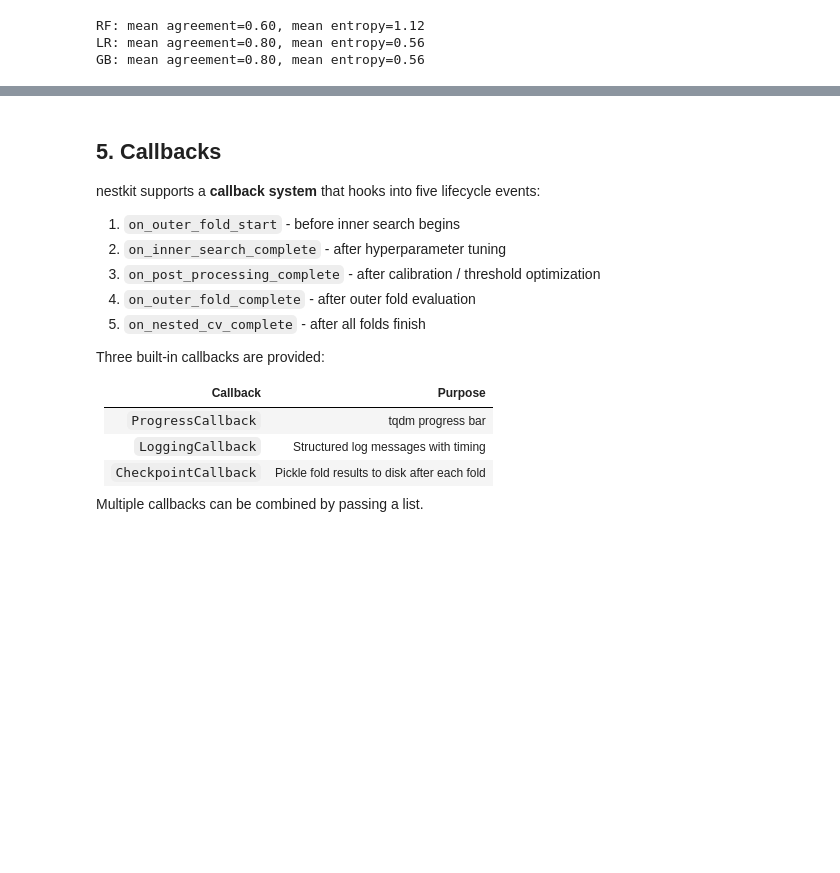
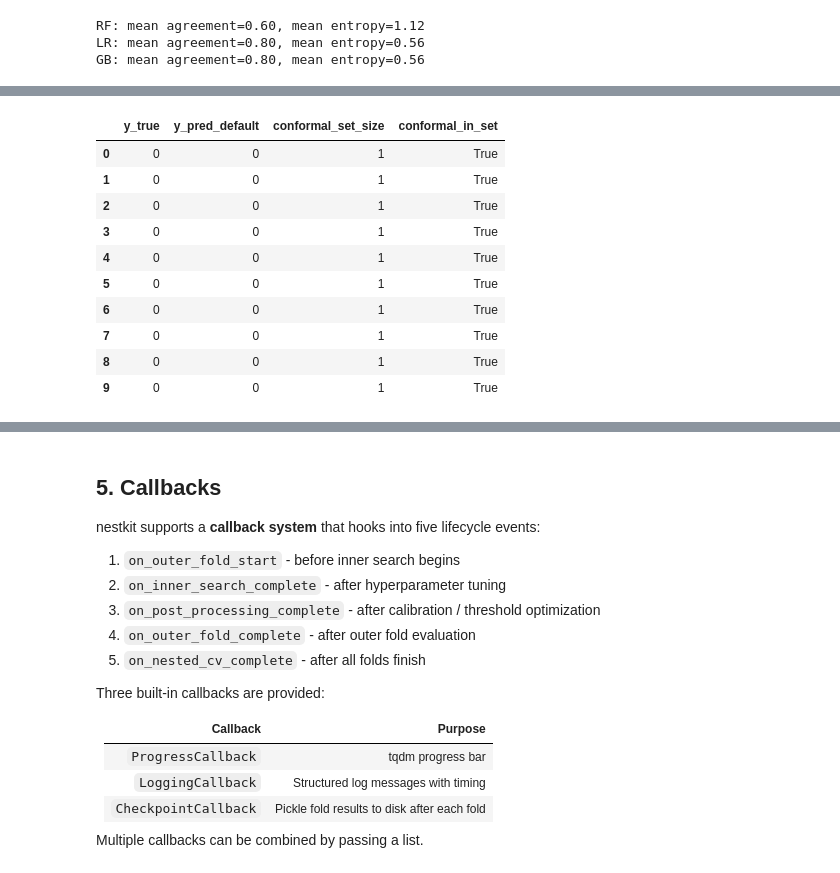
Before and after one commit to EttoreRocchi/nestkit, a Jupyter notebook: notebooks/02_advanced_workflows.ipynb, the cells around one changed output, grey strips where cells are left out. Saved outputs shown, nothing was run; the diff lists cells and outputs as text; code cells hidden in the pictures; blank space fills up the shorter version.

```diff
--- a/notebooks/02_advanced_workflows.ipynb
+++ b/notebooks/02_advanced_workflows.ipynb
@@ -351,0 +365,16 @@ GB: mean agreement=0.80, mean entropy=0.56
+# %%
+ncv_conformal = NestedCVClassifier(
+    estimator=RandomForestClassifier(random_state=42),
+    param_grid={"n_estimators": [50, 100], "max_depth": [3, 5]},
+    outer_cv=5,
+    inner_cv=3,
+    scoring="roc_auc",
+    random_state=42,
+    conformal_prediction=True,
+    conformal_alpha=0.1,
+)
+ncv_conformal.fit(X_clf, y_clf)
+
+print("Conformal prediction enabled:", ncv_conformal.results_.has_conformal)
+print(f"Mean coverage: {ncv_conformal.results_.conformal_coverage_['mean']:.3f}")
+print(f"Mean set size: {ncv_conformal.results_.conformal_set_size_stats_['mean']:.3f}")
@@ -351,0 +395,19 @@ GB: mean agreement=0.80, mean entropy=0.56
+# %%
+# Predictions DataFrame now includes conformal_set_size and conformal_in_set
+display(
+    ncv_conformal.results_.predictions_[
+        ["y_true", "y_pred_default", "conformal_set_size", "conformal_in_set"]
+    ].head(10)
+)
+# %% [output]
+|  | y_true | y_pred_default | conformal_set_size | conformal_in_set |
+| 0 | 0 | 0 | 1 | True |
+| 1 | 0 | 0 | 1 | True |
+| 2 | 0 | 0 | 1 | True |
+| 3 | 0 | 0 | 1 | True |
+| 4 | 0 | 0 | 1 | True |
+| 5 | 0 | 0 | 1 | True |
+| 6 | 0 | 0 | 1 | True |
+| 7 | 0 | 0 | 1 | True |
+| 8 | 0 | 0 | 1 | True |
+| 9 | 0 | 0 | 1 | True |
```
Also changed, not shown: parts of 13 cells of this notebook, 36 other files.
